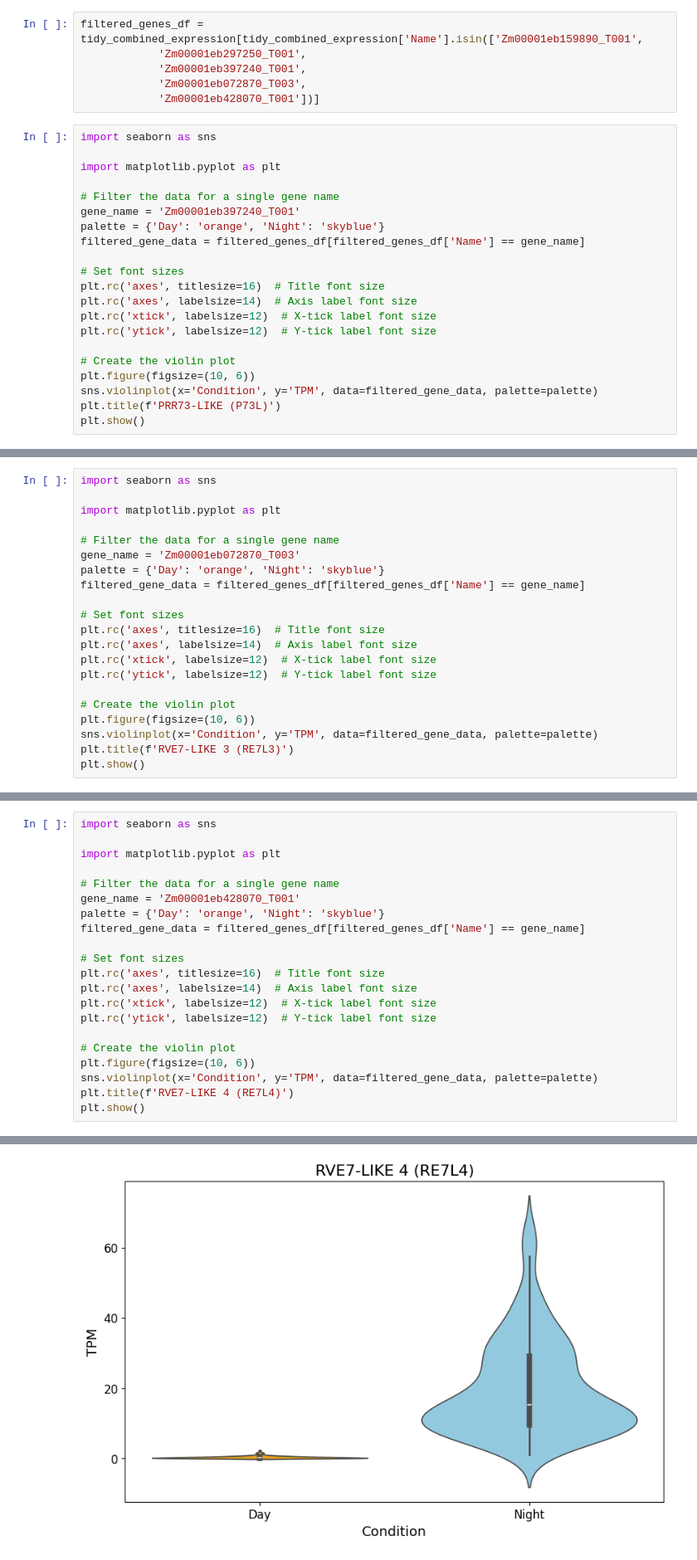
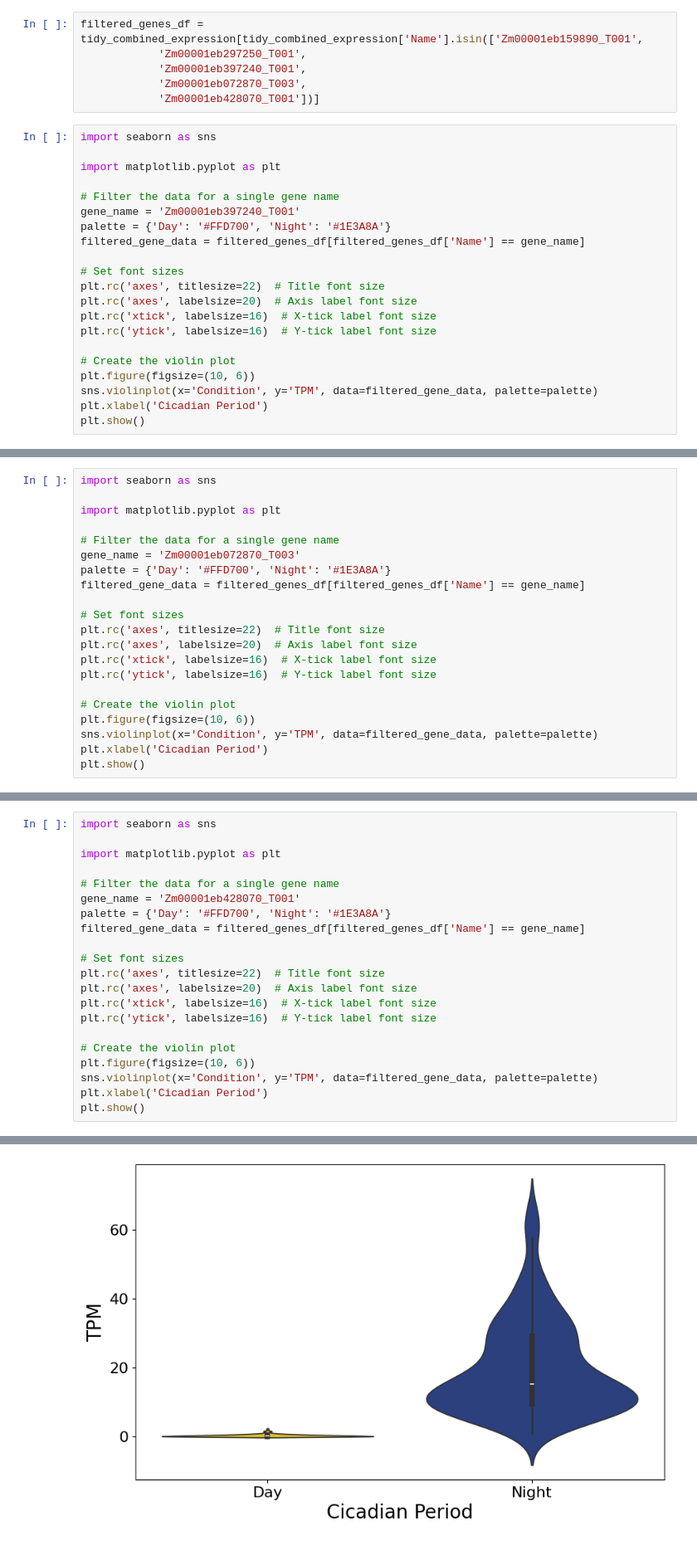
Before and after one commit to labbces/maize_transcriptome_microbiome_diurnal_periods, a Jupyter notebook: transcriptome/plots_circadian_cycle_genes.ipynb, the cells around one changed output, grey strips where cells are left out. Shown: that part at 83% size. Saved outputs shown, nothing was run; the diff lists cells and outputs as text.

```diff
--- a/transcriptome/plots_circadian_cycle_genes.ipynb
+++ b/transcriptome/plots_circadian_cycle_genes.ipynb
@@ -62,19 +62,19 @@ import matplotlib.pyplot as plt
 
 # Filter the data for a single gene name
 gene_name = 'Zm00001eb397240_T001'
-palette = {'Day': 'orange', 'Night': 'skyblue'}
+palette = {'Day': '#FFD700', 'Night': '#1E3A8A'}
 filtered_gene_data = filtered_genes_df[filtered_genes_df['Name'] == gene_name]
 
 # Set font sizes
-plt.rc('axes', titlesize=16)  # Title font size
-plt.rc('axes', labelsize=14)  # Axis label font size
-plt.rc('xtick', labelsize=12)  # X-tick label font size
-plt.rc('ytick', labelsize=12)  # Y-tick label font size
+plt.rc('axes', titlesize=22)  # Title font size
+plt.rc('axes', labelsize=20)  # Axis label font size
+plt.rc('xtick', labelsize=16)  # X-tick label font size
+plt.rc('ytick', labelsize=16)  # Y-tick label font size
 
 # Create the violin plot
 plt.figure(figsize=(10, 6))
 sns.violinplot(x='Condition', y='TPM', data=filtered_gene_data, palette=palette)
-plt.title(f'PRR73-LIKE (P73L)')
+plt.xlabel('Cicadian Period')
 plt.show()
 # %% [output]
 Passing `palette` without assigning `hue` is deprecated and will be removed in v0.14.0. Assign the `x` variable to `hue` and set `legend=False` for the same effect.
@@ -88,19 +88,19 @@ import matplotlib.pyplot as plt
 
 # Filter the data for a single gene name
 gene_name = 'Zm00001eb072870_T003'
-palette = {'Day': 'orange', 'Night': 'skyblue'}
+palette = {'Day': '#FFD700', 'Night': '#1E3A8A'}
 filtered_gene_data = filtered_genes_df[filtered_genes_df['Name'] == gene_name]
 
 # Set font sizes
-plt.rc('axes', titlesize=16)  # Title font size
-plt.rc('axes', labelsize=14)  # Axis label font size
-plt.rc('xtick', labelsize=12)  # X-tick label font size
-plt.rc('ytick', labelsize=12)  # Y-tick label font size
+plt.rc('axes', titlesize=22)  # Title font size
+plt.rc('axes', labelsize=20)  # Axis label font size
+plt.rc('xtick', labelsize=16)  # X-tick label font size
+plt.rc('ytick', labelsize=16)  # Y-tick label font size
 
 # Create the violin plot
 plt.figure(figsize=(10, 6))
 sns.violinplot(x='Condition', y='TPM', data=filtered_gene_data, palette=palette)
-plt.title(f'RVE7-LIKE 3 (RE7L3)')
+plt.xlabel('Cicadian Period')
 plt.show()
 # %% [output]
 Passing `palette` without assigning `hue` is deprecated and will be removed in v0.14.0. Assign the `x` variable to `hue` and set `legend=False` for the same effect.
@@ -110,29 +110,29 @@ Passing `palette` without assigning `hue` is deprecated and will be removed in v
 # %%
 import seaborn as sns
 
 import matplotlib.pyplot as plt
 
 # Filter the data for a single gene name
 gene_name = 'Zm00001eb428070_T001'
-palette = {'Day': 'orange', 'Night': 'skyblue'}
+palette = {'Day': '#FFD700', 'Night': '#1E3A8A'}
 filtered_gene_data = filtered_genes_df[filtered_genes_df['Name'] == gene_name]
 
 # Set font sizes
-plt.rc('axes', titlesize=16)  # Title font size
-plt.rc('axes', labelsize=14)  # Axis label font size
-plt.rc('xtick', labelsize=12)  # X-tick label font size
-plt.rc('ytick', labelsize=12)  # Y-tick label font size
+plt.rc('axes', titlesize=22)  # Title font size
+plt.rc('axes', labelsize=20)  # Axis label font size
+plt.rc('xtick', labelsize=16)  # X-tick label font size
+plt.rc('ytick', labelsize=16)  # Y-tick label font size
 
 # Create the violin plot
 plt.figure(figsize=(10, 6))
 sns.violinplot(x='Condition', y='TPM', data=filtered_gene_data, palette=palette)
-plt.title(f'RVE7-LIKE 4 (RE7L4)')
+plt.xlabel('Cicadian Period')
 plt.show()
 # %% [output]
 Passing `palette` without assigning `hue` is deprecated and will be removed in v0.14.0. Assign the `x` variable to `hue` and set `legend=False` for the same effect.
 
   sns.violinplot(x='Condition', y='TPM', data=filtered_gene_data, palette=palette)
-[figure, old version]
+[figure, new version]
 # %%
 import seaborn as sns
 
```
Also changed, not shown: parts of 5 cells of this notebook.
